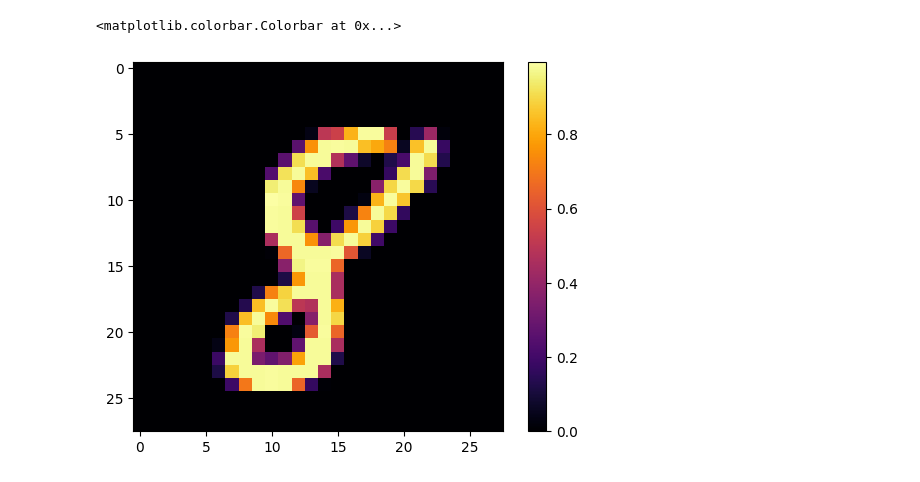
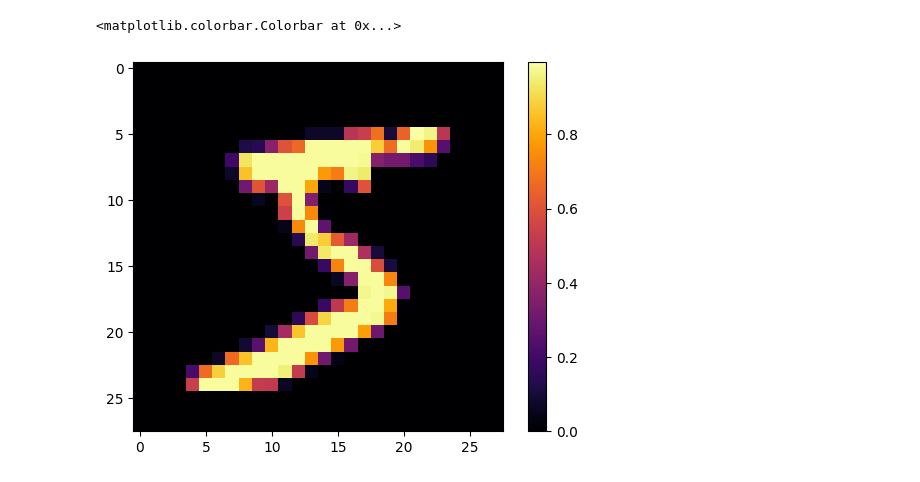
Before and after one commit to stanleytheli/mini-ml, a Jupyter notebook: src/feature_vis.ipynb, the cells around one changed output. Cells and saved outputs as stored; diff of their text form; code cells hidden in the pictures.

Commit message:
Updated feature visualization demo

```diff
--- a/src/feature_vis.ipynb
+++ b/src/feature_vis.ipynb
@@ -100,11 +32,11 @@ def normalize(x):
 def relu(x):
     return np.max([x, np.zeros(x.shape)], axis=0)
 # %%
-test_image = np.copy(mnist_train[3][0])
+test_image = np.copy(mnist_train[0][0])
 plt.imshow(test_image)
 plt.set_cmap("inferno")
 plt.colorbar()
 # %% [output]
 <matplotlib.colorbar.Colorbar at 0x...>
-[figure, old version]
+[figure, new version]
 # %%
```
Also changed, not shown: parts of 29 cells of this notebook.
